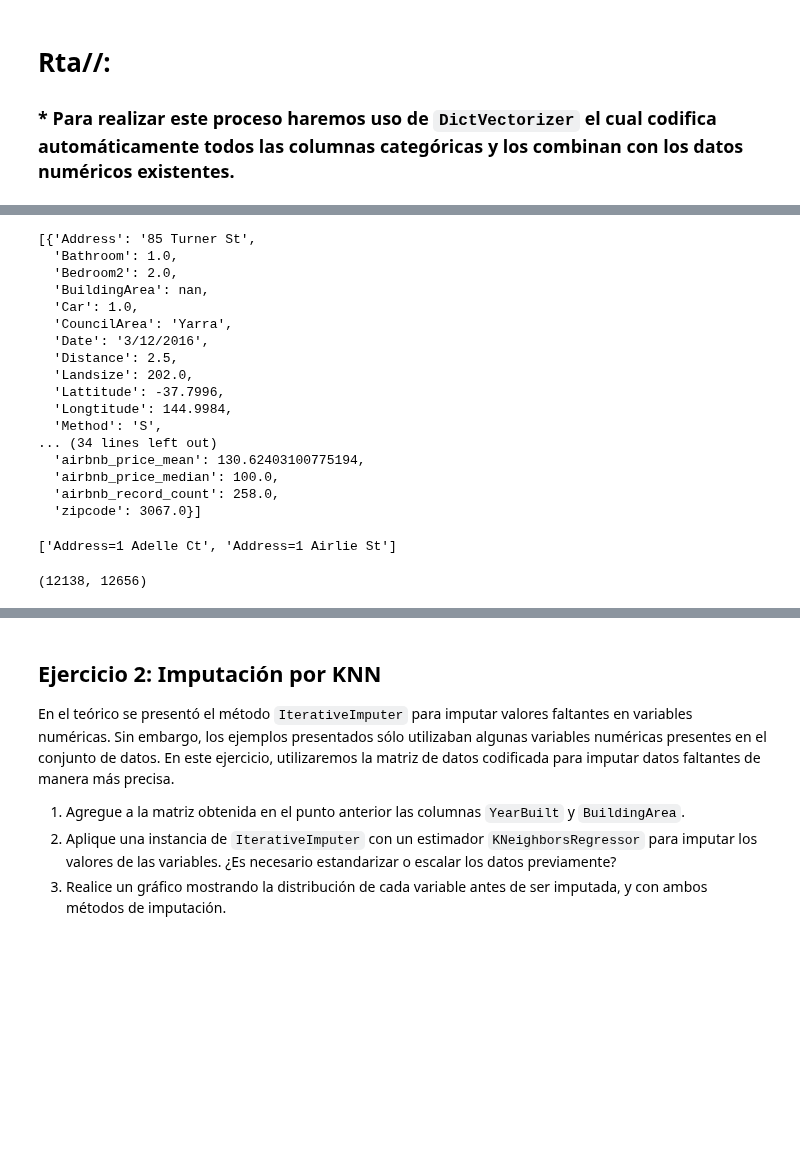
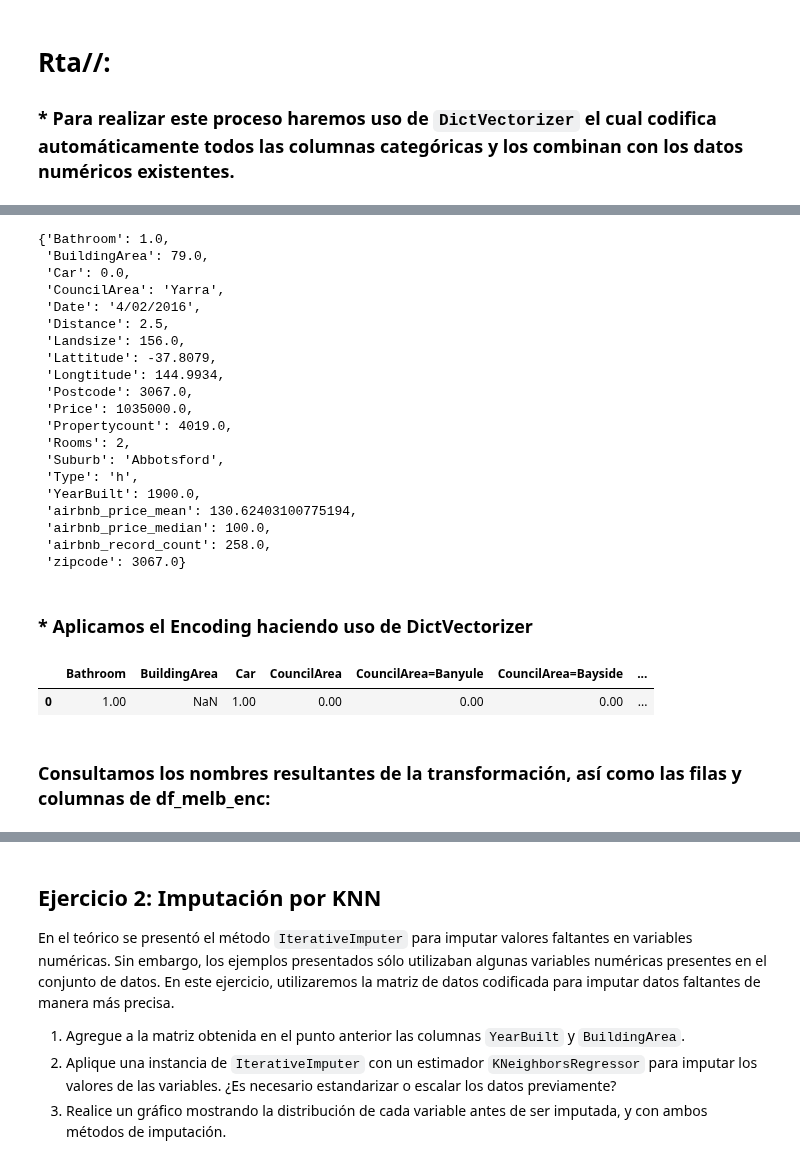
Before and after one commit to Grupo242022/EyCD, a Jupyter notebook: Entregable_Parte_2_2022_v1.ipynb, the cells around one changed output, grey strips where cells are left out. Drawn from its saved outputs; the diff is of its cells as text; code cells hidden in the pictures; blank space fills up the shorter version.

```diff
--- a/Entregable_Parte_2_2022_v1.ipynb
+++ b/Entregable_Parte_2_2022_v1.ipynb
@@ -135,23 +135,28 @@ melb_df_list
 # %%
 feature_dict = list(melb_df.T.to_dict().values())
 # Consulta de los dos primeros registros
-feature_dict[:2]
+feature_dict[1]
 # %% [output]
-[{'Address': '85 Turner St',
-  'Bathroom': 1.0,
-  'Bedroom2': 2.0,
-  'BuildingArea': nan,
-  'Car': 1.0,
-  'CouncilArea': 'Yarra',
-  'Date': '3/12/2016',
-  'Distance': 2.5,
-  'Landsize': 202.0,
-  'Lattitude': -37.7996,
-  'Longtitude': 144.9984,
-  'Method': 'S',
-... (34 lines left out)
-  'airbnb_price_mean': 130.62403100775194,
-  'airbnb_price_median': 100.0,
-  'airbnb_record_count': 258.0,
-  'zipcode': 3067.0}]
+{'Bathroom': 1.0,
+ 'BuildingArea': 79.0,
+ 'Car': 0.0,
+ 'CouncilArea': 'Yarra',
+ 'Date': '4/02/2016',
+ 'Distance': 2.5,
+ 'Landsize': 156.0,
+ 'Lattitude': -37.8079,
+ 'Longtitude': 144.9934,
+ 'Postcode': 3067.0,
+ 'Price': 1035000.0,
+ 'Propertycount': 4019.0,
+ 'Rooms': 2,
+ 'Suburb': 'Abbotsford',
+ 'Type': 'h',
+ 'YearBuilt': 1900.0,
+ 'airbnb_price_mean': 130.62403100775194,
+ 'airbnb_price_median': 100.0,
+ 'airbnb_record_count': 258.0,
+ 'zipcode': 3067.0}
+# %% [markdown]
+### * Aplicamos el Encoding haciendo uso de DictVectorizer
 # %%
@@ -161,8 +169,10 @@ feature_matrix = vec.fit_transform(feature_dict)
-# %%
-vec.get_feature_names()[:2]
-# %% [output]
-['Address=1 Adelle Ct', 'Address=1 Airlie St']
-# %%
-feature_matrix.shape
-# %% [output]
-(12138, 12656)
+# %%
+# Converting encoded data into pandas dataframe
+# columnas=vec.get_feature_names()
+df_melb_enc = pd.DataFrame(feature_matrix, columns=vec.get_feature_names())
+df_melb_enc.head(1)
+# %% [output]
+|  | Bathroom | BuildingArea | Car | CouncilArea | CouncilArea=Banyule | CouncilArea=Bayside | ... |
+| 0 | 1.00 | NaN | 1.00 | 0.00 | 0.00 | 0.00 | ... |
+# %% [markdown]
+### Consultamos los nombres resultantes de la transformación, así como las filas y columnas de df_melb_enc:
```
Also changed, not shown: parts of 22 cells of this notebook.
